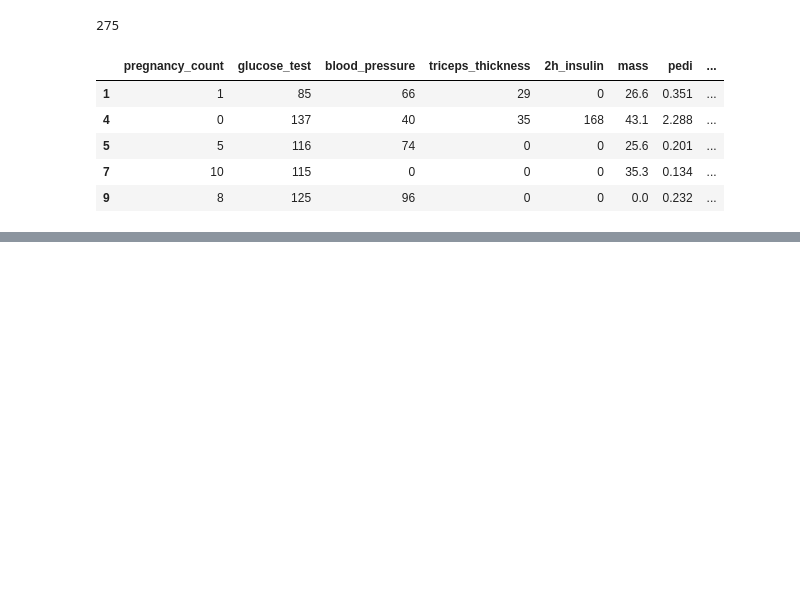
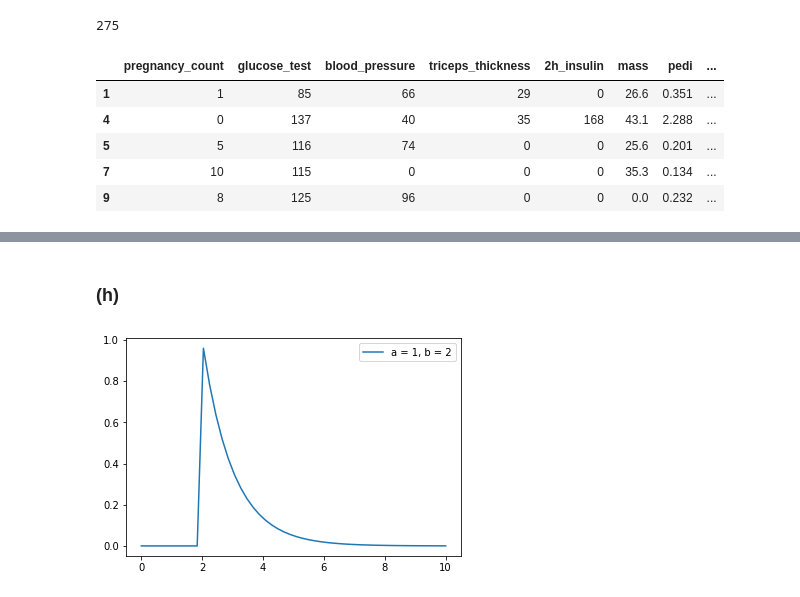
Before and after one commit to amindadgar/Machine-Learning, a Jupyter notebook: HW1/main.ipynb, the cells around one changed output, grey strips where cells are left out. Cells and saved outputs as stored; diff of their text form; code cells hidden in the pictures; blank space fills up the shorter version.

```diff
--- a/HW1/main.ipynb
+++ b/HW1/main.ipynb
@@ -570,0 +625,10 @@ bootstrap_test.head()
+# %% [markdown]
+### (h)
+# %%
+X = np.linspace(0, 10, 50)
+gamma_model = scipy.stats.gamma(1,2)
+plt.plot(X, gamma_model.pdf(X))
+plt.legend(['a = 1, b = 2'])
+plt.show()
+# %% [output]
+[figure, added]
```
Also changed, not shown: parts of 15 cells of this notebook.
